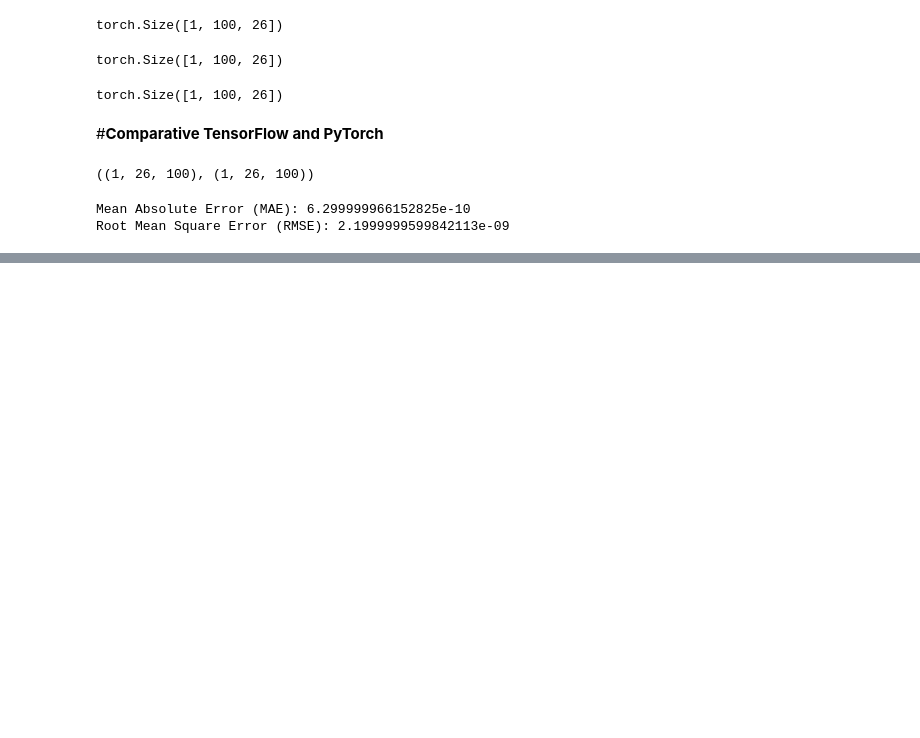
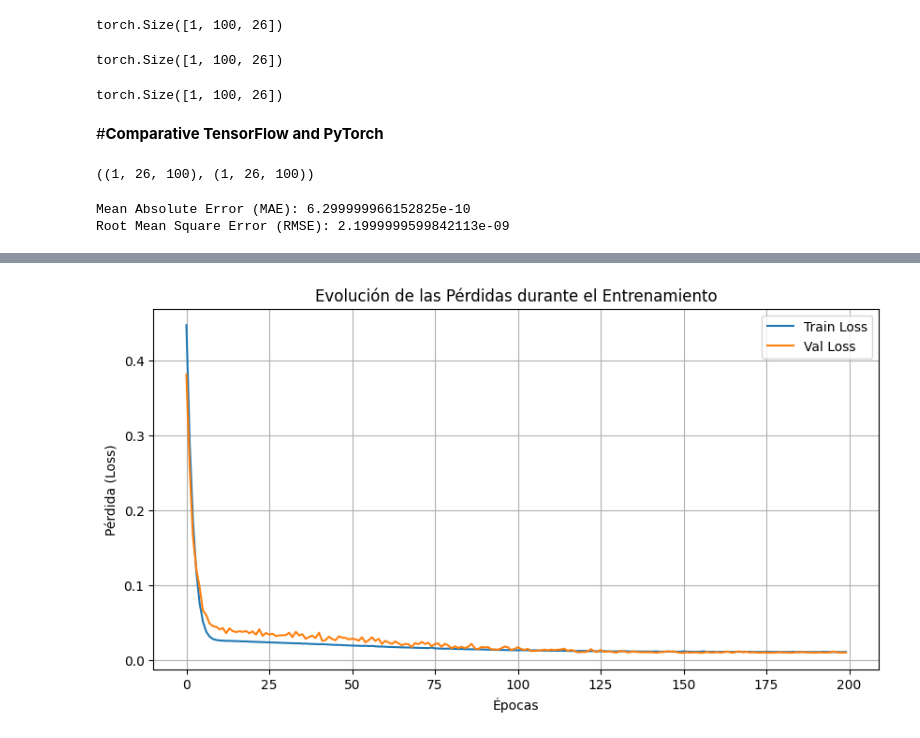
Before and after one commit to ealeongomez/Time-Series-Forecasting-Using-the-Bayesian-Approach-and-Random-Fourier-Features, a Jupyter notebook: Experiments/Tensor_Operations.ipynb, the cells around one changed output, grey strips where cells are left out. Drawn from its saved outputs; the diff is of its cells as text; code cells hidden in the pictures; blank space fills up the shorter version.

```diff
--- a/Experiments/Tensor_Operations.ipynb
+++ b/Experiments/Tensor_Operations.ipynb
@@ -280,0 +418,29 @@ Root Mean Square Error (RMSE): 2.1999999599842113e-09
+# %%
+X_train_t = torch.tensor(X_train, dtype=torch.float32)
+Y_train_t = torch.tensor(y_train, dtype=torch.float32)
+X_val_t   = torch.tensor(X_valid, dtype=torch.float32)
+Y_val_t   = torch.tensor(y_valid, dtype=torch.float32)
+X_test_t  = torch.tensor(X_test, dtype=torch.float32)
+Y_test_t  = torch.tensor(y_test, dtype=torch.float32)
+# %%
+class ForecastModel(nn.Module):
+    def __init__(self, output_dim=100, kernel_size=5, horizon=1):
+        super(ForecastModel, self).__init__()
+        self.conv_rff = Conv1dRFF_PT(output_dim=output_dim, kernel_size=kernel_size,
+                                     seed=42, kernel='gaussian', padding='VALID',
+                                     normalization=True, function=True)
+        # Calcular la dimensión de salida tras la conv:
+        # length_out = input_window - kernel_size + 1 = 30 - 5 + 1 = 26 (con padding=0, stride=1)
+        self.flatten = nn.Flatten()
+        # La capa lineal final para predecir horizon=1 valor
+        self.fc = nn.Linear(output_dim*26, horizon)
+
+    def forward(self, x):
+        x = self.conv_rff(x)
+        x = self.flatten(x)
+        x = self.fc(x)
+        return x
+# %%
+model = ForecastModel(output_dim=100, kernel_size=5, horizon=1)
+criterion = nn.MSELoss()
+optimizer = torch.optim.Adam(model.parameters(), lr=1e-4, weight_decay=1e-5)
@@ -280,0 +506,12 @@ Root Mean Square Error (RMSE): 2.1999999599842113e-09
+# %%
+plt.figure(figsize=(10,5))
+plt.plot(train_losses, label='Train Loss')
+plt.plot(val_losses, label='Val Loss')
+plt.title('Evolución de las Pérdidas durante el Entrenamiento')
+plt.xlabel('Épocas')
+plt.ylabel('Pérdida (Loss)')
+plt.grid(True)
+plt.legend()
+plt.show()
+# %% [output]
+[figure, added]
```
Also changed, not shown: parts of 18 cells of this notebook.
